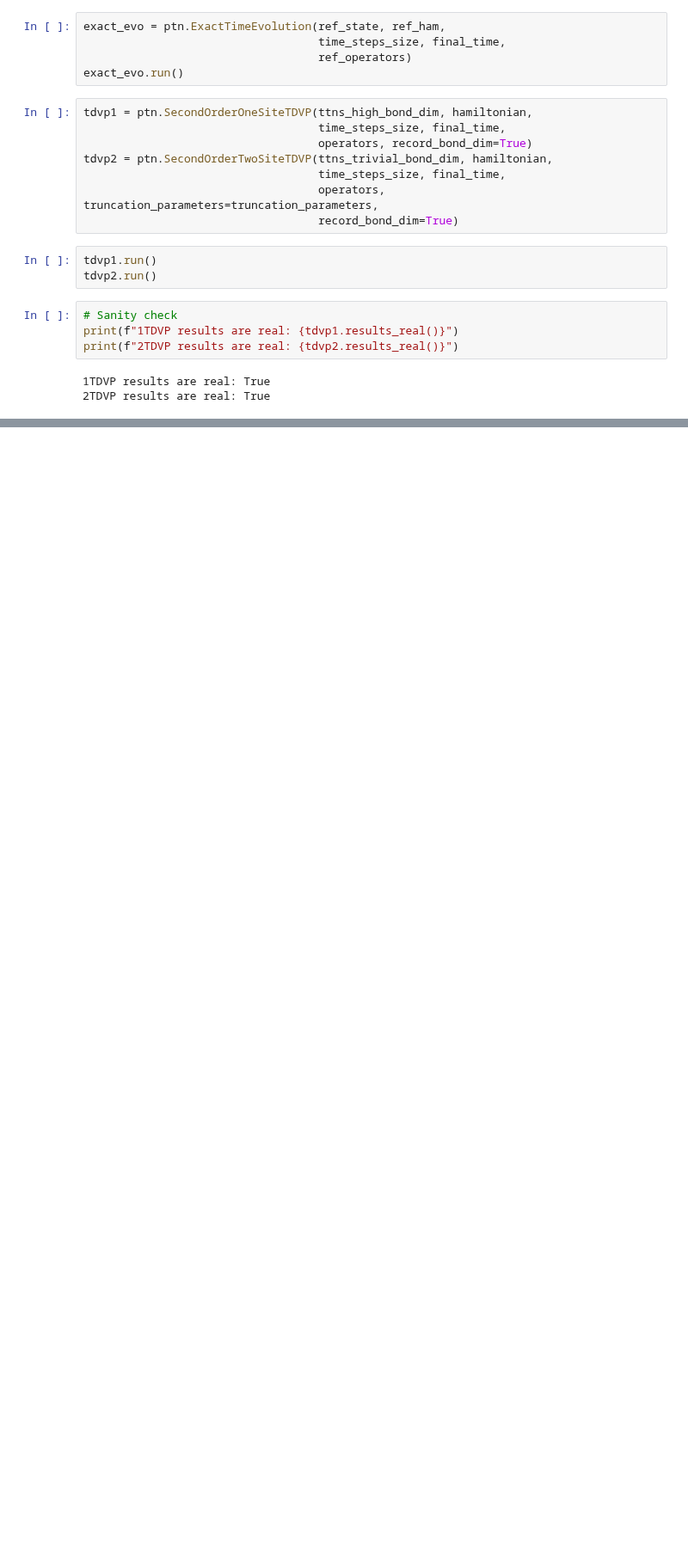
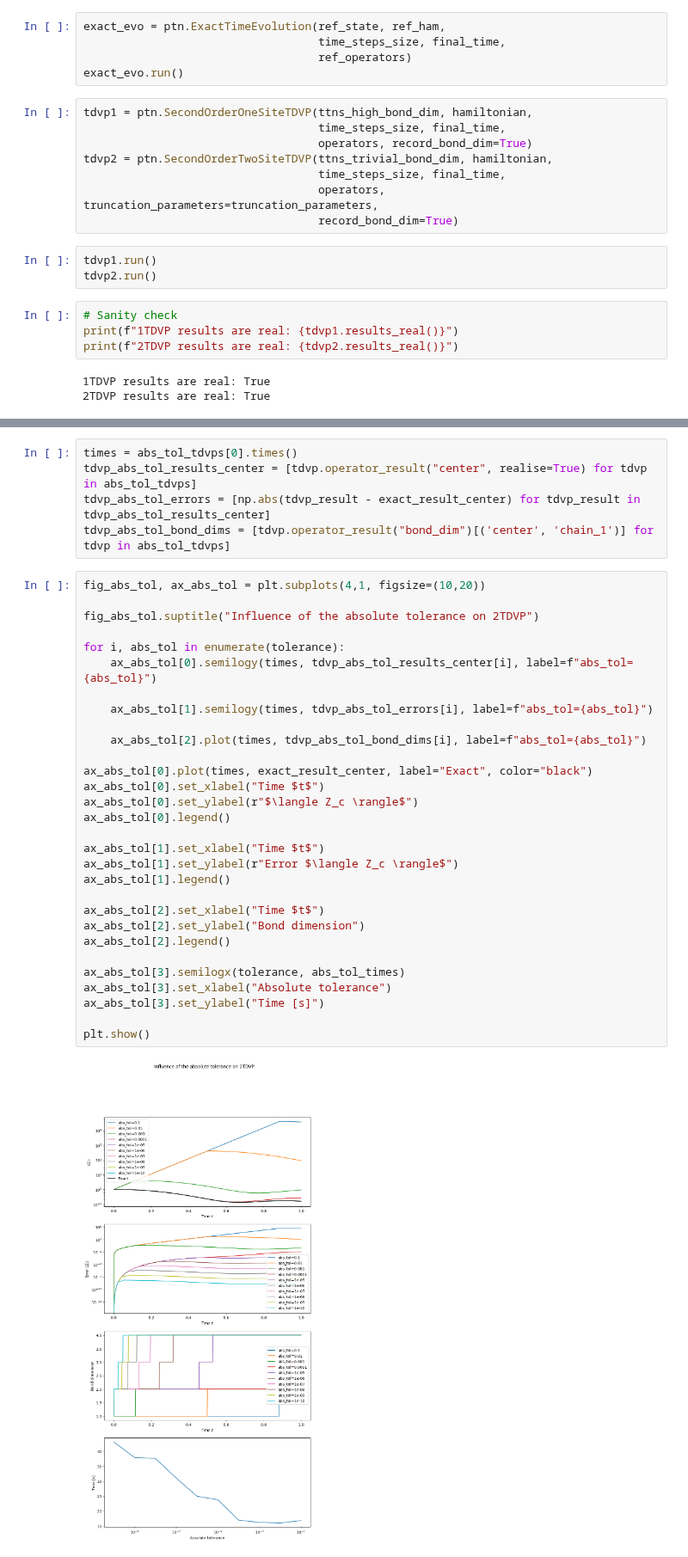
Before and after one commit to Drachier/PyTreeNet, a Jupyter notebook: example_notebooks/tdvp/one_and_two_site_tdvp.ipynb, the cells around one changed output, grey strips where cells are left out. Shown at 86% size. Cells and saved outputs as stored; diff of their text form; blank space fills up the shorter version.

```diff
--- a/example_notebooks/tdvp/one_and_two_site_tdvp.ipynb
+++ b/example_notebooks/tdvp/one_and_two_site_tdvp.ipynb
@@ -170,0 +262,37 @@ plt.show()
+# %%
+times = abs_tol_tdvps[0].times()
+tdvp_abs_tol_results_center = [tdvp.operator_result("center", realise=True) for tdvp in abs_tol_tdvps]
+tdvp_abs_tol_errors = [np.abs(tdvp_result - exact_result_center) for tdvp_result in tdvp_abs_tol_results_center]
+tdvp_abs_tol_bond_dims = [tdvp.operator_result("bond_dim")[('center', 'chain_1')] for tdvp in abs_tol_tdvps]
+# %%
+fig_abs_tol, ax_abs_tol = plt.subplots(4,1, figsize=(10,20))
+
+fig_abs_tol.suptitle("Influence of the absolute tolerance on 2TDVP")
+
+for i, abs_tol in enumerate(tolerance):
+    ax_abs_tol[0].semilogy(times, tdvp_abs_tol_results_center[i], label=f"abs_tol={abs_tol}")
+
+    ax_abs_tol[1].semilogy(times, tdvp_abs_tol_errors[i], label=f"abs_tol={abs_tol}")
+
+    ax_abs_tol[2].plot(times, tdvp_abs_tol_bond_dims[i], label=f"abs_tol={abs_tol}")
+
+ax_abs_tol[0].plot(times, exact_result_center, label="Exact", color="black")
+ax_abs_tol[0].set_xlabel("Time $t$")
+ax_abs_tol[0].set_ylabel(r"$\langle Z_c \rangle$")
+ax_abs_tol[0].legend()
+
+ax_abs_tol[1].set_xlabel("Time $t$")
+ax_abs_tol[1].set_ylabel(r"Error $\langle Z_c \rangle$")
+ax_abs_tol[1].legend()
+
+ax_abs_tol[2].set_xlabel("Time $t$")
+ax_abs_tol[2].set_ylabel("Bond dimension")
+ax_abs_tol[2].legend()
+
+ax_abs_tol[3].semilogx(tolerance, abs_tol_times)
+ax_abs_tol[3].set_xlabel("Absolute tolerance")
+ax_abs_tol[3].set_ylabel("Time [s]")
+
+plt.show()
+# %% [output]
+[figure, added]
```
Also changed, not shown: parts of 7 cells of this notebook.
